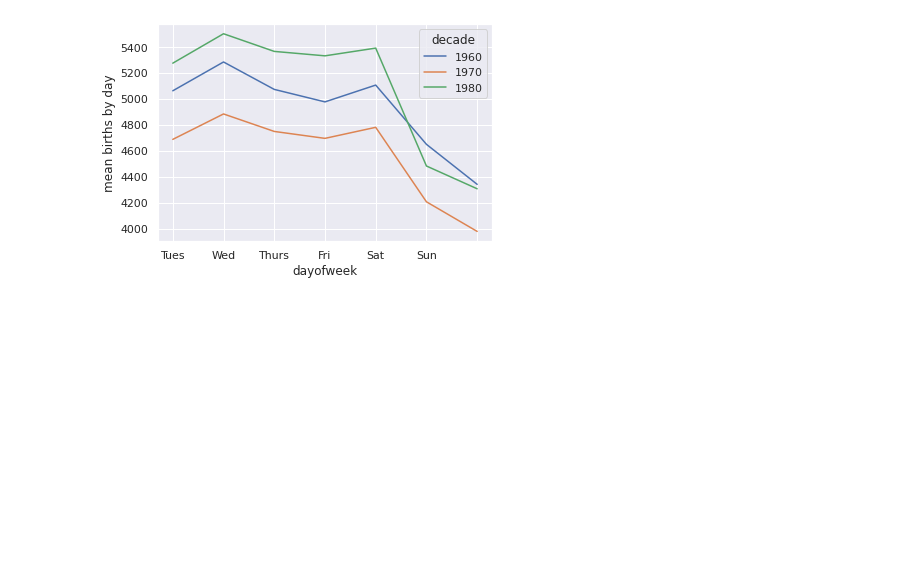
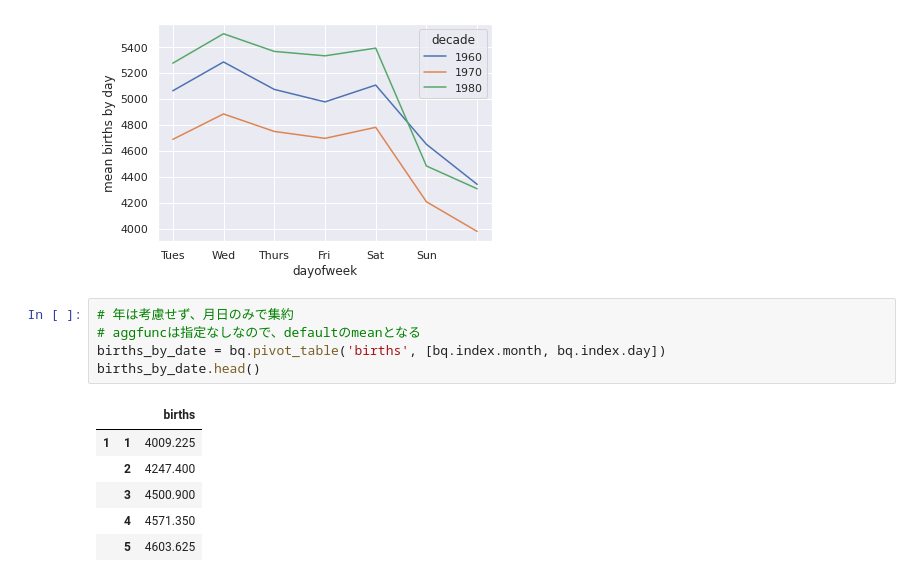
Before and after one commit to smallriver0316/python-datascience-study, a Jupyter notebook: birth_ratio.ipynb, the cells around one changed output. Saved outputs shown, nothing was run; the diff lists cells and outputs as text; blank space fills up the shorter version.

```diff
--- a/birth_ratio.ipynb
+++ b/birth_ratio.ipynb
@@ -74,3 +74,15 @@ plt.ylabel('mean births by day')
 # %% [output]
 Text(0, 0.5, 'mean births by day')
 [figure]
+# %%
+# 年は考慮せず、月日のみで集約
+# aggfuncは指定なしなので、defaultのmeanとなる
+births_by_date = bq.pivot_table('births', [bq.index.month, bq.index.day])
+births_by_date.head()
+# %% [output]
+|  |  | births |
+| 1 | 1 | 4009.225 |
+|  | 2 | 4247.400 |
+|  | 3 | 4500.900 |
+|  | 4 | 4571.350 |
+|  | 5 | 4603.625 |
```
Also changed, not shown: parts of 2 cells of this notebook.
